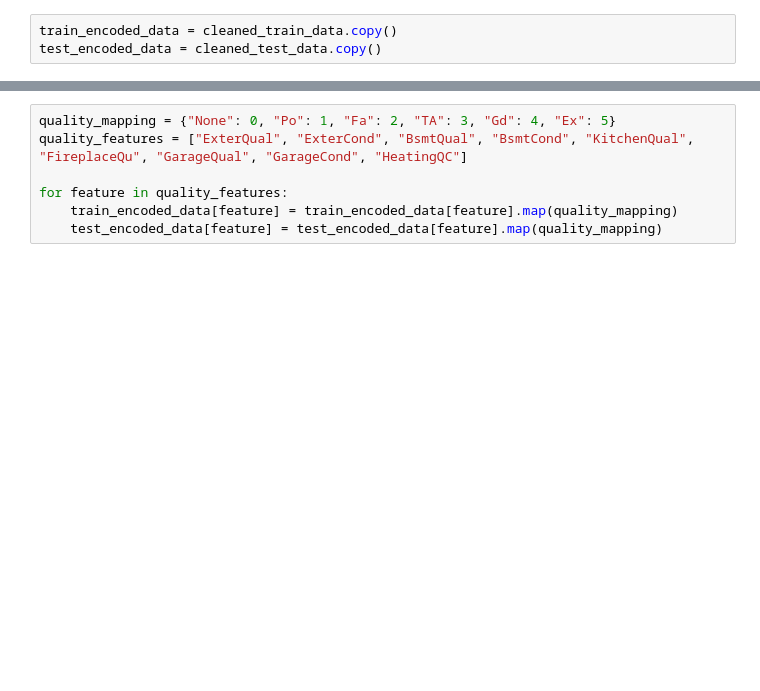
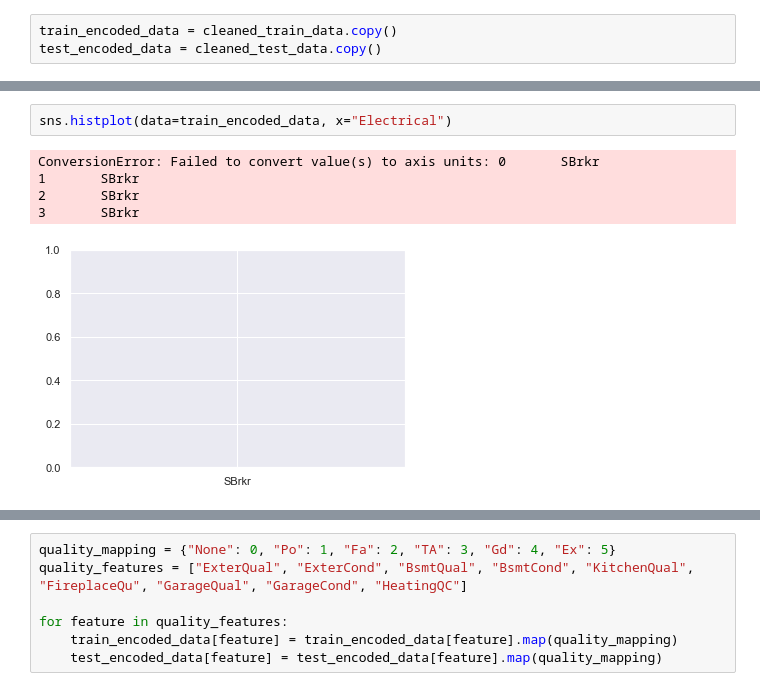
Before and after one commit to Gedas-LT/kaggle-ames-house-prices, a Jupyter notebook: predictions.ipynb, the cells around one changed output, grey strips where cells are left out. Drawn from its saved outputs; the diff is of its cells as text; blank space fills up the shorter version.

```diff
--- a/predictions.ipynb
+++ b/predictions.ipynb
@@ -185,0 +195,8 @@ test_encoded_data = cleaned_test_data.copy()
+# %%
+sns.histplot(data=train_encoded_data, x="Electrical")
+# %% [output]
+ConversionError: Failed to convert value(s) to axis units: 0       SBrkr
+1       SBrkr
+2       SBrkr
+3       SBrkr
+[figure, added]
```
Also changed, not shown: parts of 9 cells of this notebook.
